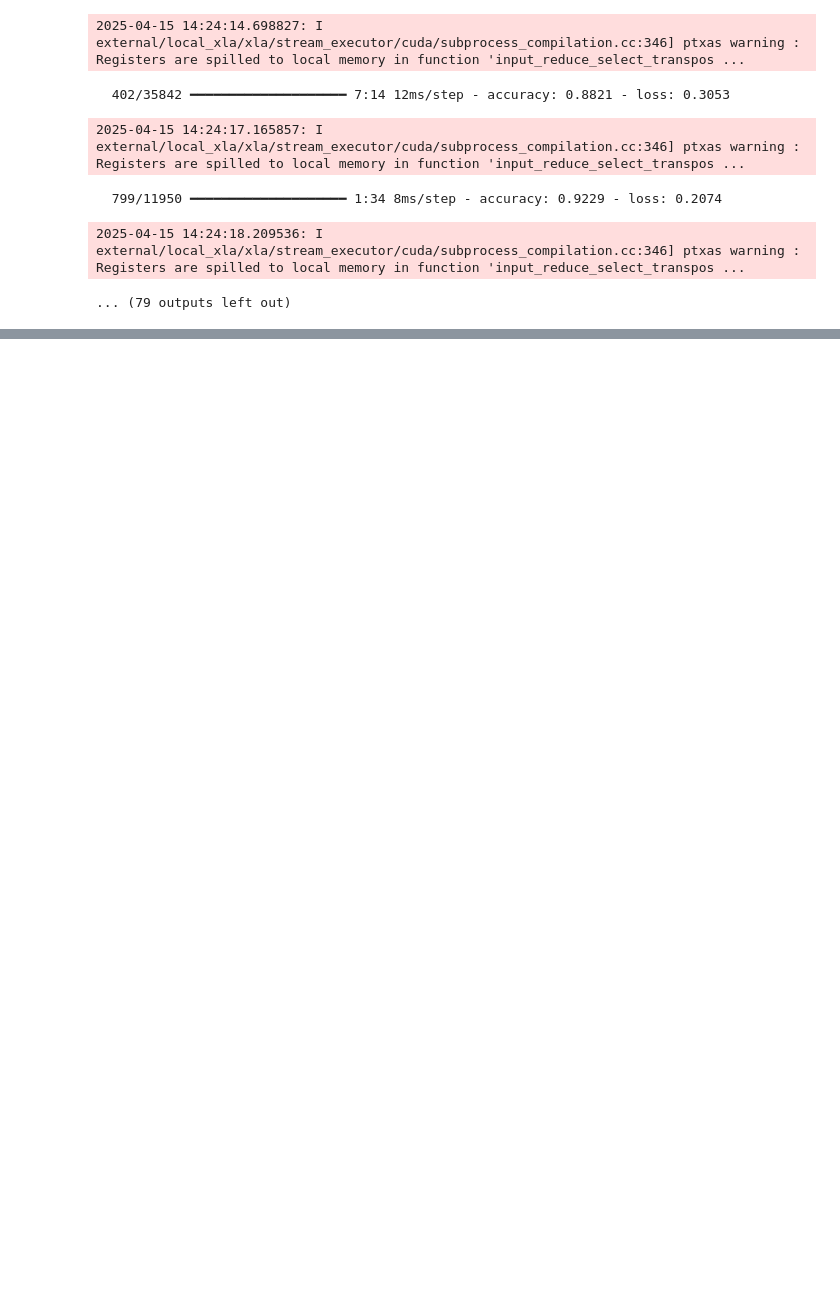
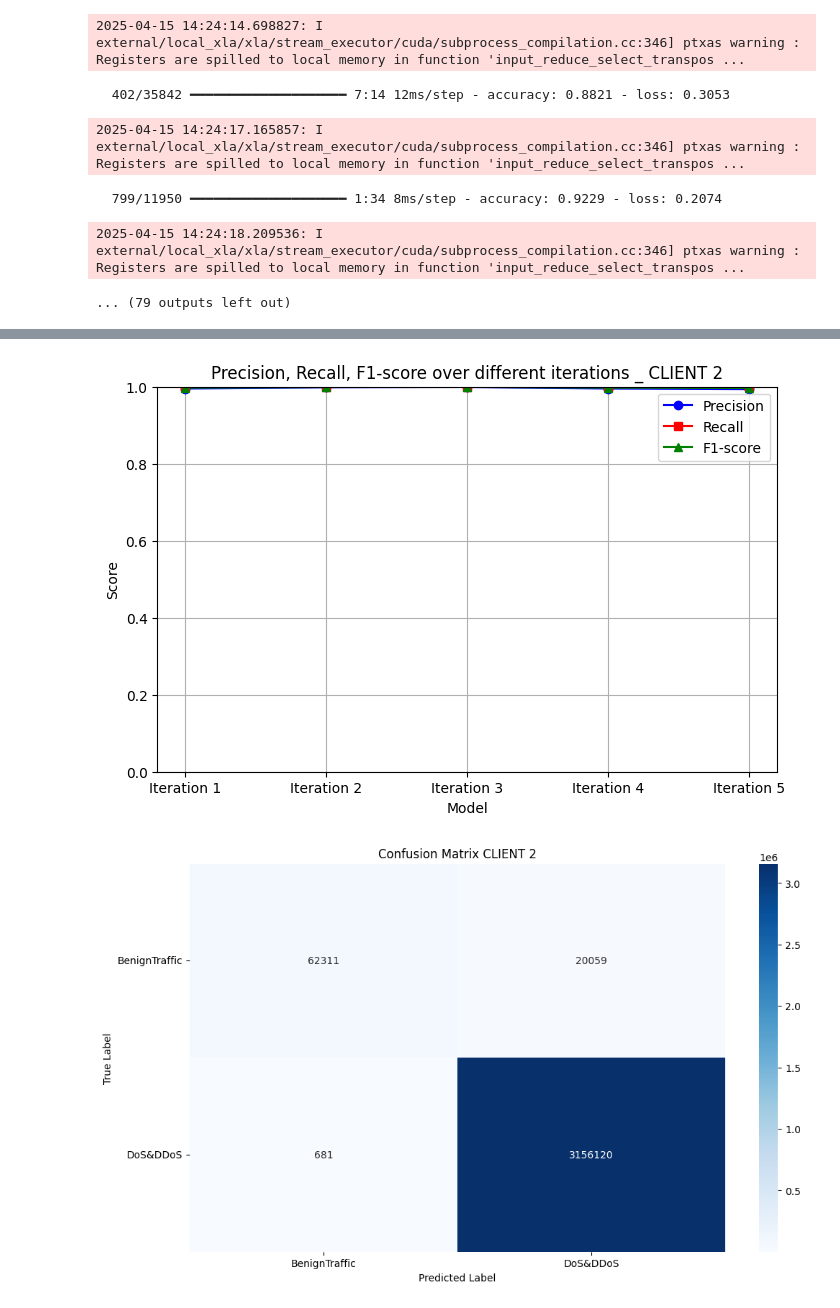
Before and after one commit to HocVoNgThai/Enhancing-Privacy-Preservation-of-Federated-Learning-for-Intrusion-Detection-System, a Jupyter notebook: CNN_Init_FL_simulation.ipynb, the cells around one changed output, grey strips where cells are left out. Drawn from its saved outputs; the diff is of its cells as text; code cells hidden in the pictures; blank space fills up the shorter version.

```diff
--- a/CNN_Init_FL_simulation.ipynb
+++ b/CNN_Init_FL_simulation.ipynb
@@ -275,25 +503,34 @@ print (models)
 # %%
-# Client 0
+# Client 2
 import matplotlib.pyplot as plt
-import numpy as np
-import tensorflow as tf
-import matplotlib.pyplot as plt
-import seaborn as sns
-from sklearn.metrics import confusion_matrix
 
 precisions = []
 recalls = []
 f1s = []
 
-Iterations = ['Iteration 1', 'Iteration 2', 'Iteration 3', 'Iteration 4']
-for index in range(len(Iterations)):
-    y_pred_prob = models['client_0'][index].predict(X_tests['client_0'])
-    # y_pred = y_pred_prob.argmax(axis=1)
+y_pred = []
+Iterations = [f"Iteration {index+1}" for index in range(5)]
 
-    # Tính Precision, Recall, F1-score
-    precisions.append(precision_score(Y_tests['client_0'], y_pred, average='weighted'))
-    recalls.append(recall_score(Y_tests['client_0'], y_pred, average='weighted'))
-    f1s.append(f1_score(Y_tests['client_0'], y_pred, average='weighted'))
+X_test = []
+y_test = []
+for X_batch, y_batch in test_gens[2].take(num_batch_test_eachClient[2]):
+    X_test.append(X_batch.numpy())
+    y_test.append(y_batch.numpy())
+X_test = np.concatenate(X_test, axis=0)
+y_test = np.concatenate(y_test, axis=0)
+
+for iteration in range(len(Iterations)):
+    y_pred_pre = models['client_2'][iteration].predict(X_test, verbose=1)
+    y_pred = (y_pred_pre > 0.5).astype(int).flatten()
+
+    precisions.append(precision_score(y_test, y_pred, average='binary'))
+    recalls.append(recall_score(y_test, y_pred, average='binary'))
+    f1s.append(f1_score(y_test, y_pred, average='binary'))
+
+print("Precision Score: ", precisions)
+print("Recall Score: ", recalls)
+print("F1 Score: ", f1s)
+
 
 # Vẽ biểu đồ
 plt.figure(figsize=(8, 5))
@@ -304,7 +541,7 @@ plt.plot(Iterations, f1s, marker='^', linestyle='-', label="F1-score", color='gr
 # Thêm tiêu đề và nhãn
 plt.xlabel("Model")
 plt.ylabel("Score")
-plt.title("Precision, Recall, F1-score over different iterations _ CLIENT 0")
+plt.title("Precision, Recall, F1-score over different iterations _ CLIENT 2")
 plt.legend()
 plt.ylim(0, 1)  # Giới hạn từ 0 đến 1
 plt.grid(True)
@@ -313,24 +550,24 @@ plt.grid(True)
 plt.show()
 
 
-
-cm = confusion_matrix(Y_tests['client_0'], y_pred)
-
+attack_types = ['BenignTraffic', 'DoS&DDoS']
+cm = confusion_matrix(y_test, y_pred)
     # Vẽ heatmap
-plt.figure(figsize=(10, 7))
-sns.heatmap(cm, annot=True, fmt="d", cmap="Blues", xticklabels=range(cm.shape[0]), yticklabels=range(cm.shape[0]))
-
+plt.figure(figsize=(12, 7))
+sns.heatmap(cm, annot=True, fmt="d", cmap="Blues", xticklabels=attack_types, yticklabels=attack_types)
+plt.yticks(rotation=360)
 # Thêm nhãn
 plt.xlabel("Predicted Label")
 plt.ylabel("True Label")
-plt.title("Confusion Matrix CLIENT 0")
+plt.title("Confusion Matrix CLIENT 2")
 
 # Hiển thị
 plt.show()
 
 
-attack_types = ['BenignTraffic', 'DDoS-ICMP_Flood', 'DDoS-PSHACK_Flood', 'DDoS-RSTFINFlood', 'DDoS-SYN_Flood',
-                   'DDoS-SynonymousIP_Flood', 'DDoS-TCP_Flood', 'DDoS-UDP_Flood', 'DoS-SYN_Flood', 'DoS-TCP_Flood', 'DoS-UDP_Flood']
+# attack_types = ['BenignTraffic', 'DDoS-ICMP_Flood', 'DDoS-PSHACK_Flood', 'DDoS-RSTFINFlood', 'DDoS-SYN_Flood',
+#                    'DDoS-SynonymousIP_Flood', 'DDoS-TCP_Flood', 'DDoS-UDP_Flood', 'DoS-SYN_Flood', 'DoS-TCP_Flood', 'DoS-UDP_Flood']
+
 metrics = []
 
 # Số lượng lớp (10 lớp)
@@ -349,14 +586,15 @@ for i in range(num_classes):
 df_metrics = pd.DataFrame(metrics, columns=["Attack_Types", "TP", "FP", "TN", "FN"])
 
 # Vẽ biểu đồ
-df_metrics.set_index("Attack_Types").plot(kind="bar", figsize=(18, 8), colormap="viridis")
+df_metrics.set_index("Attack_Types").plot(kind="bar", figsize=(12, 5), colormap="viridis")
 
 # Thêm nhãn
 plt.xlabel("Class")
 plt.ylabel("Count")
-plt.title("TP, FP, TN, FN for Each Class CLIENT 0")
+plt.title("TP, FP, TN, FN for Each Class CLIENT 2")
 plt.xticks(rotation=45)
 plt.legend(["TP", "FP", "TN", "FN"])
 
 # Hiển thị
 plt.show()
+# %% [output]
@@ -362,0 +609,2 @@ plt.show()
+[figure, added]
+[figure, added]
```
Also changed, not shown: parts of 15 cells of this notebook, 1 other file.
